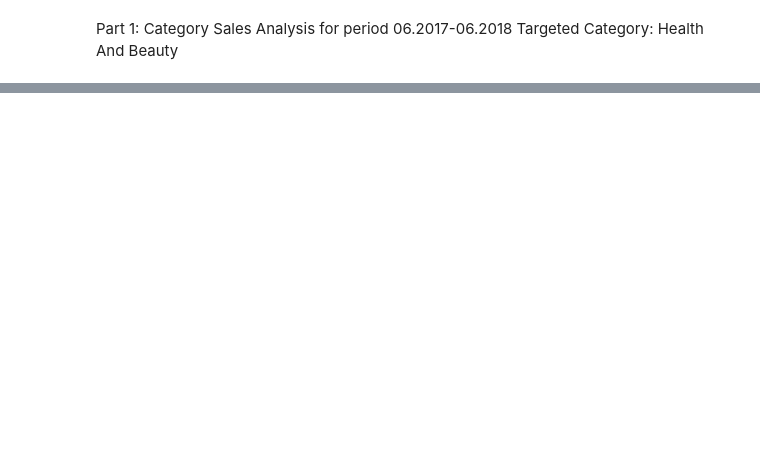
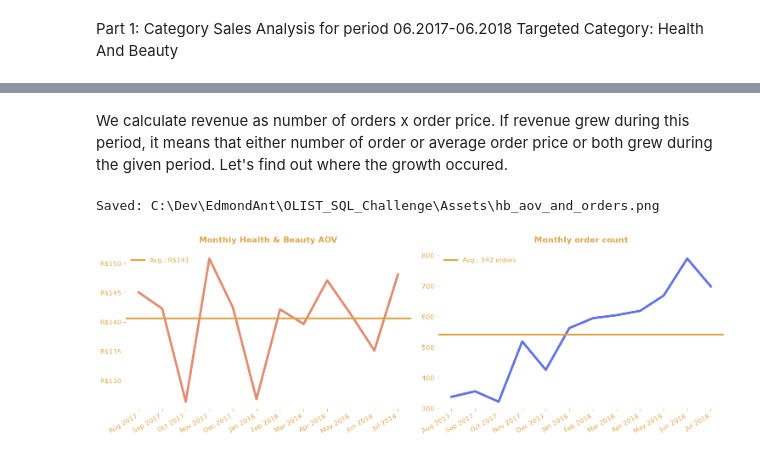
Before and after one commit to EdmondAnt/OLIST_Ecommerce_Sales_Analysis, a Jupyter notebook: Notebooks/Sales Category Analysis.ipynb, the cells around one changed output, grey strips where cells are left out. Cells and saved outputs as stored; diff of their text form; code cells hidden in the pictures; blank space fills up the shorter version.

```diff
--- a/Notebooks/Sales Category Analysis.ipynb
+++ b/Notebooks/Sales Category Analysis.ipynb
@@ -40,0 +153,32 @@ df_top_revenue
+# %% [markdown]
+We calculate revenue as number of orders x order price. If revenue grew during this period, it means that either number of order or average order price or both grew during the given period. Let's find out where the growth occured.
+# %%
+avg_aov = df_hb[AOV_COL].mean()
+avg_orders = df_hb[ORDERS_COL].mean()
+
+fig, (ax1, ax2) = plt.subplots(1, 2)
+
+# Average order value
+x = clean.style_month_axis(ax1, df_hb["order_period"])
+ax1.plot(x, df_hb[AOV_COL], color=OLIST_COLORS["coral_orange"], linewidth=4, alpha=0.7)
+ax1.axhline(avg_aov, color = OLIST_COLORS["gold"], linewidth=3, label=f"Avg.: R${avg_aov:,.0f}")
+ax1.yaxis.set_major_formatter("R${x:,.0f}")
+ax1.set_title(f"Monthly {TARGET} AOV", fontsize=14)
+ax1.legend(loc="upper left", labelcolor = OLIST_COLORS["gold"])
+
+# Number of orders (a count, so no currency symbol)
+x = clean.style_month_axis(ax2, df_hb["order_period"])
+ax2.plot(x, df_hb[ORDERS_COL], color=OLIST_COLORS["primary_blue"], linewidth=4, alpha=0.8)
+ax2.axhline(avg_orders, color = OLIST_COLORS["gold"], linewidth=3, label=f"Avg.: {avg_orders:,.0f} orders",
+            mec = OLIST_COLORS["gold"])
+ax2.yaxis.set_major_formatter("{x:,.0f}")
+ax2.set_title("Monthly order count", fontsize=14)
+ax2.legend(loc="upper left", labelcolor = OLIST_COLORS["gold"])
+
+
+fig.tight_layout()
+clean.save_chart(fig, ASSETS_DIR/"hb_aov_and_orders.png")
+plt.show()
+# %% [output]
+Saved: C:\Dev\EdmondAnt\OLIST_SQL_Challenge\Assets\hb_aov_and_orders.png
+[figure, added]
```
Also changed, not shown: parts of 10 cells of this notebook, 19 other files.
